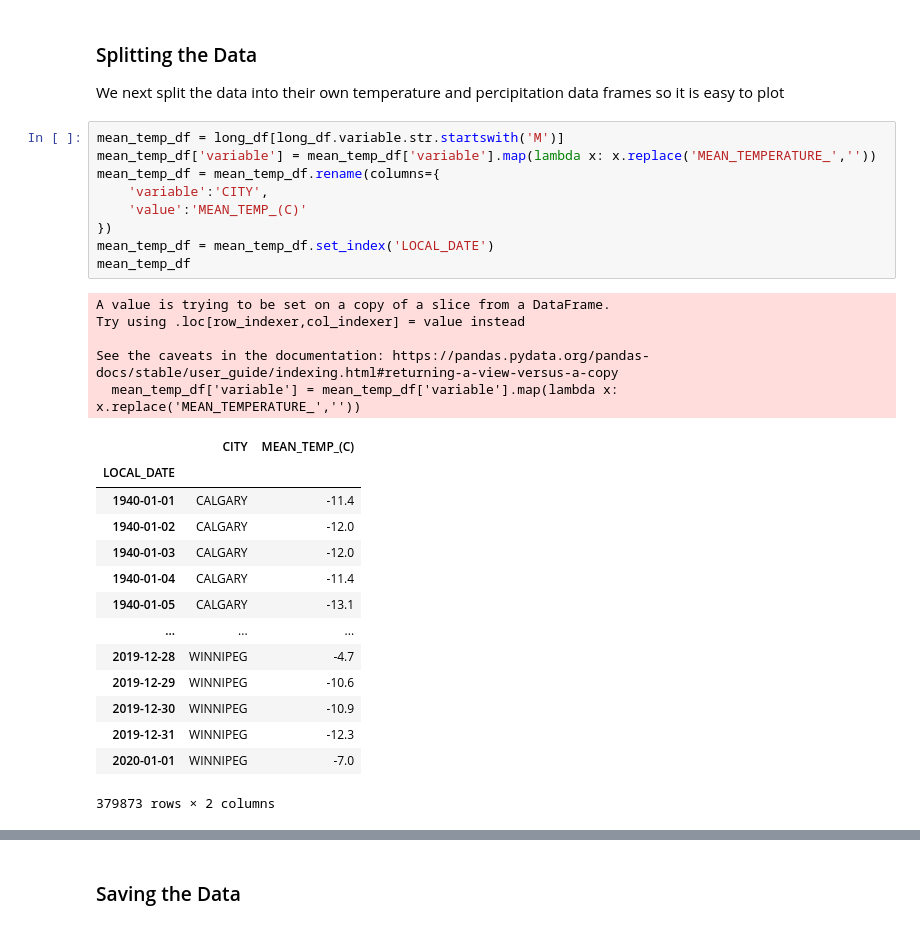
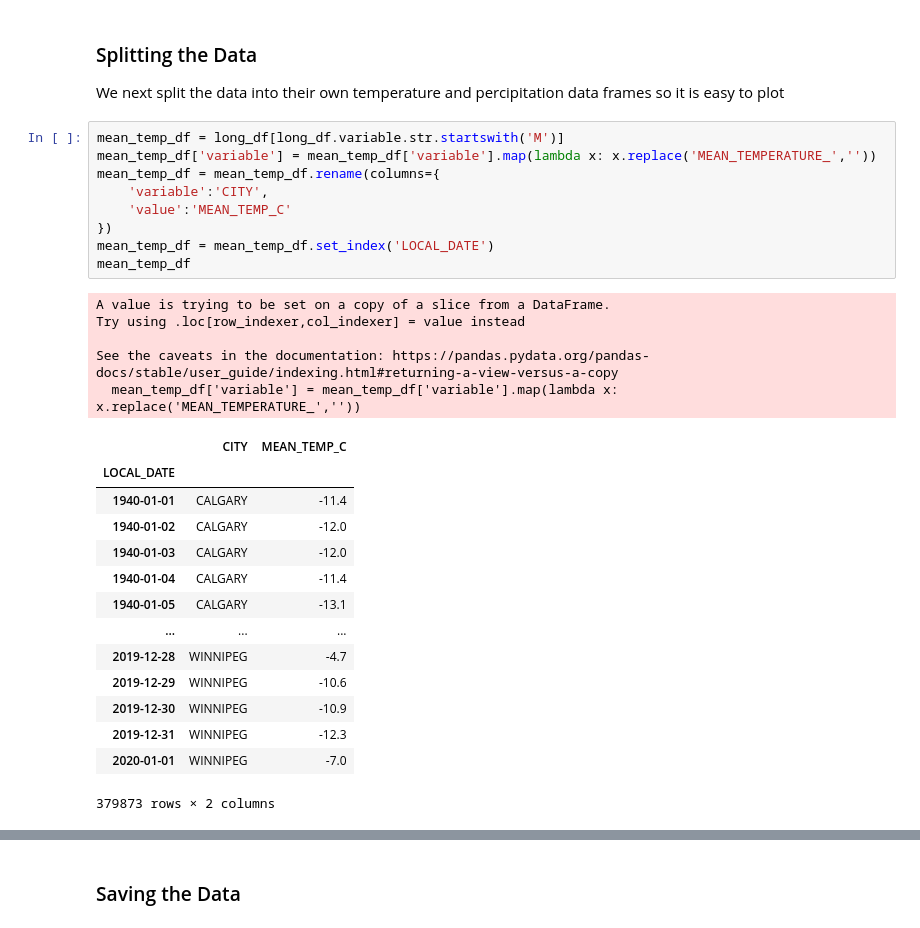
Before and after one commit to UBC-MDS/climadash, a Jupyter notebook: src/preprocessing_book.ipynb, the cells around one changed output, grey strips where cells are left out. Cells and saved outputs as stored; diff of their text form.

```diff
--- a/src/preprocessing_book.ipynb
+++ b/src/preprocessing_book.ipynb
@@ -116,19 +116,19 @@ We next split the data into their own temperature and percipitation data frames
 # %%
 mean_temp_df = long_df[long_df.variable.str.startswith('M')]
 mean_temp_df['variable'] = mean_temp_df['variable'].map(lambda x: x.replace('MEAN_TEMPERATURE_',''))
 mean_temp_df = mean_temp_df.rename(columns={
     'variable':'CITY',
-    'value':'MEAN_TEMP_(C)'
+    'value':'MEAN_TEMP_C'
 })
 mean_temp_df = mean_temp_df.set_index('LOCAL_DATE')
 mean_temp_df
 # %% [output]
 A value is trying to be set on a copy of a slice from a DataFrame.
 Try using .loc[row_indexer,col_indexer] = value instead
 
 See the caveats in the documentation: https://pandas.pydata.org/pandas-docs/stable/user_guide/indexing.html#returning-a-view-versus-a-copy
   mean_temp_df['variable'] = mean_temp_df['variable'].map(lambda x: x.replace('MEAN_TEMPERATURE_',''))
-|  | CITY | MEAN_TEMP_(C) |
+|  | CITY | MEAN_TEMP_C |
 | LOCAL_DATE |  |  |
 | 1940-01-01 | CALGARY | -11.4 |
 | 1940-01-02 | CALGARY | -12.0 |
```
Also changed, not shown: parts of 1 cell of this notebook, 2 other files.
